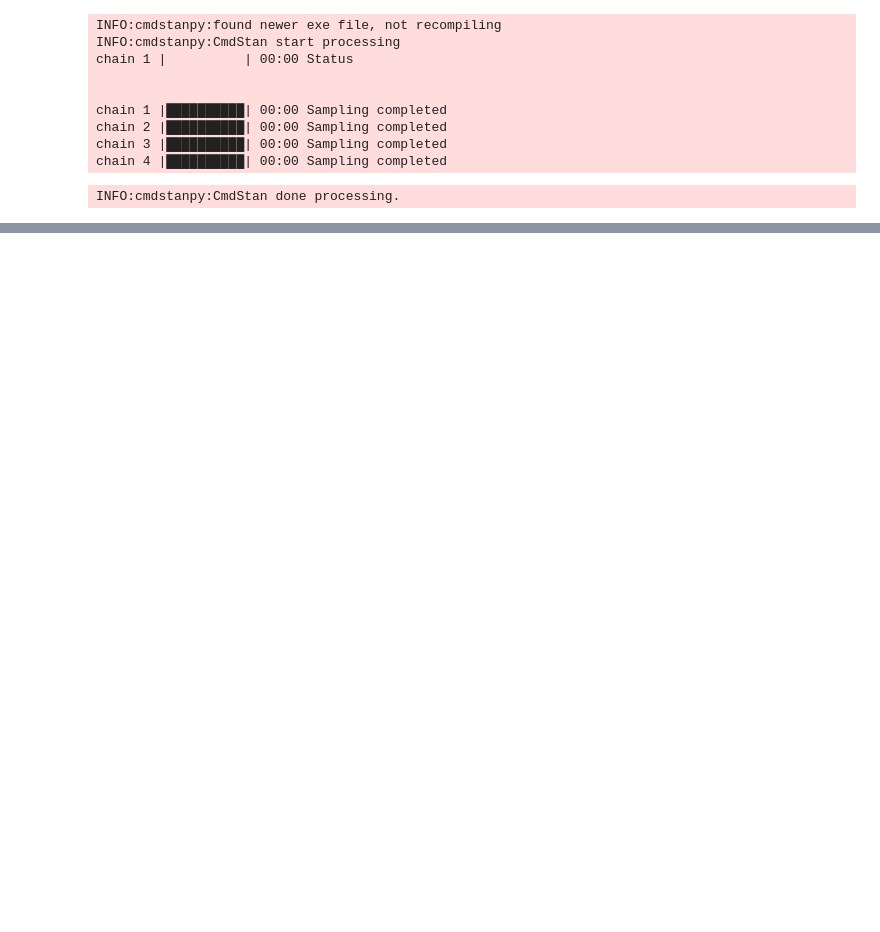
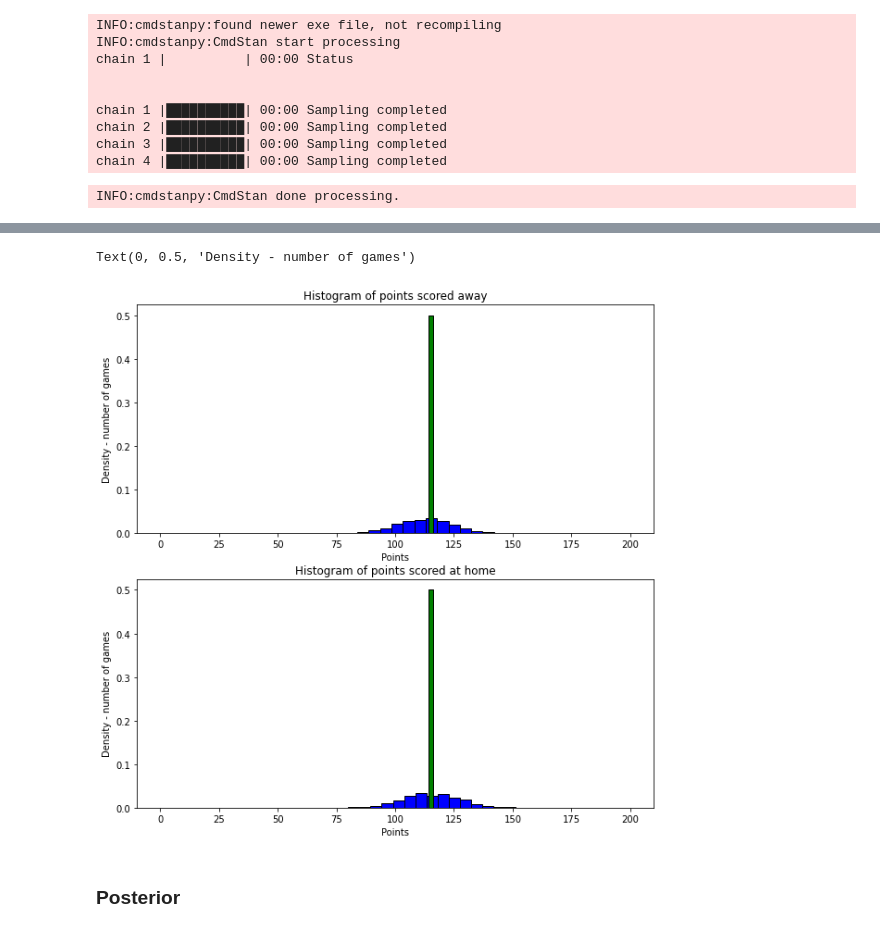
Before and after one commit to Mazart23/NBA_data_analytics, a Jupyter notebook: main.ipynb, the cells around one changed output, grey strips where cells are left out. Saved outputs shown, nothing was run; the diff lists cells and outputs as text; code cells hidden in the pictures; blank space fills up the shorter version.

```diff
--- a/main.ipynb
+++ b/main.ipynb
@@ -393,0 +385,8 @@ Text(0, 0.5, 'Density - number of games')
+# %%
+model_poiss_prior = CmdStanModel(stan_file='src/model/model_poisson_prior.stan')
+samples = 1000
+sim_poiss_prior=model_poiss_prior.sample(data=inp_data,
+                     iter_sampling=samples,
+                     #iter_warmup=1,
+                     chains=4
+                     )
@@ -394,3 +425,24 @@ Text(0, 0.5, 'Density - number of games')
+# %%
+fig, axes = plt.subplots(nrows=2, ncols=1, figsize=(10, 10))
+
+# Histogram of points scored away
+axes[0].hist(seasons_games[year]['away_team_score'], density=True, bins=20, color='blue', edgecolor='black', label='data')
+axes[0].hist(sim_poiss_prior.stan_variable('away_score_pred').mean(axis=0), density=True, bins=100, color='green', edgecolor='black', label='data', range=(0, 200))
+axes[0].set_title('Histogram of points scored away')
+axes[0].set_xlabel('Points')
+axes[0].set_ylabel('Density - number of games')
+
+# Histogram of points scored at home
+axes[1].hist(seasons_games[year]['home_team_score'], density=True, bins=20, color='blue', edgecolor='black', label='data')
+axes[1].hist(sim_poiss_prior.stan_variable('home_score_pred').mean(axis=0), density=True, bins=100, color='green', edgecolor='black', label='data', range=(0, 200))
+axes[1].set_title('Histogram of points scored at home')
+axes[1].set_xlabel('Points')
+axes[1].set_ylabel('Density - number of games')
+# %% [output]
+Text(0, 0.5, 'Density - number of games')
+[figure, added]
+# %% [markdown]
+### Posterior
 # %%
 model_poiss_post = CmdStanModel(stan_file='src/model/model_poisson_posterior.stan')
 samples = 1000
```
Also changed, not shown: parts of 30 cells of this notebook, 2 other files.
